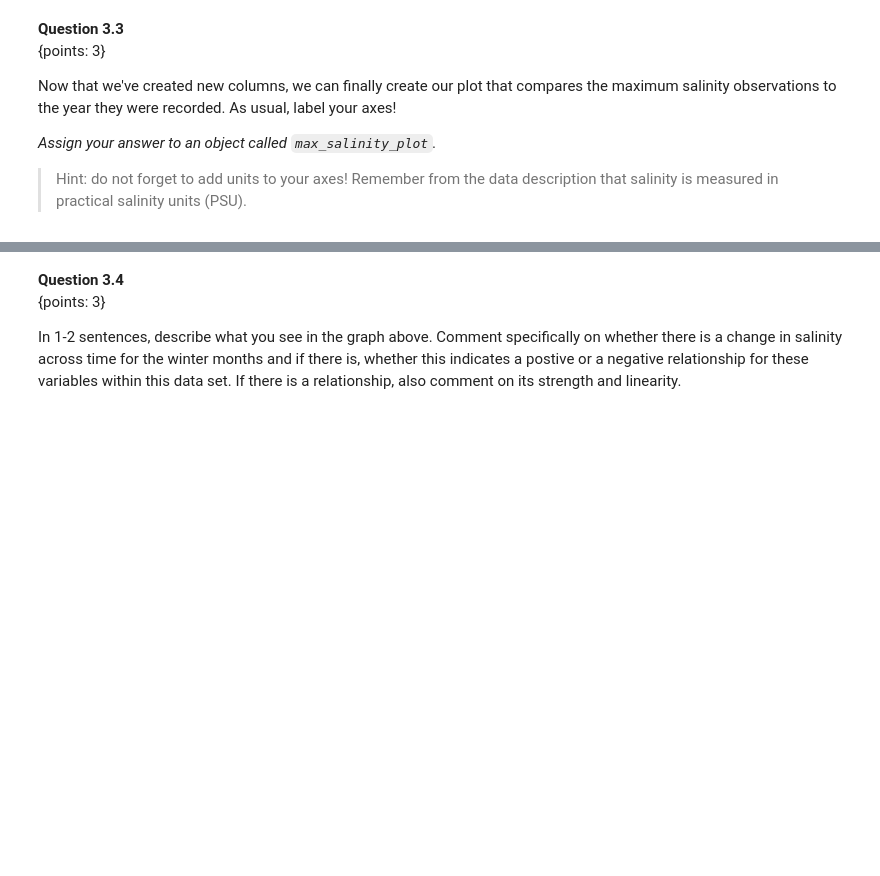
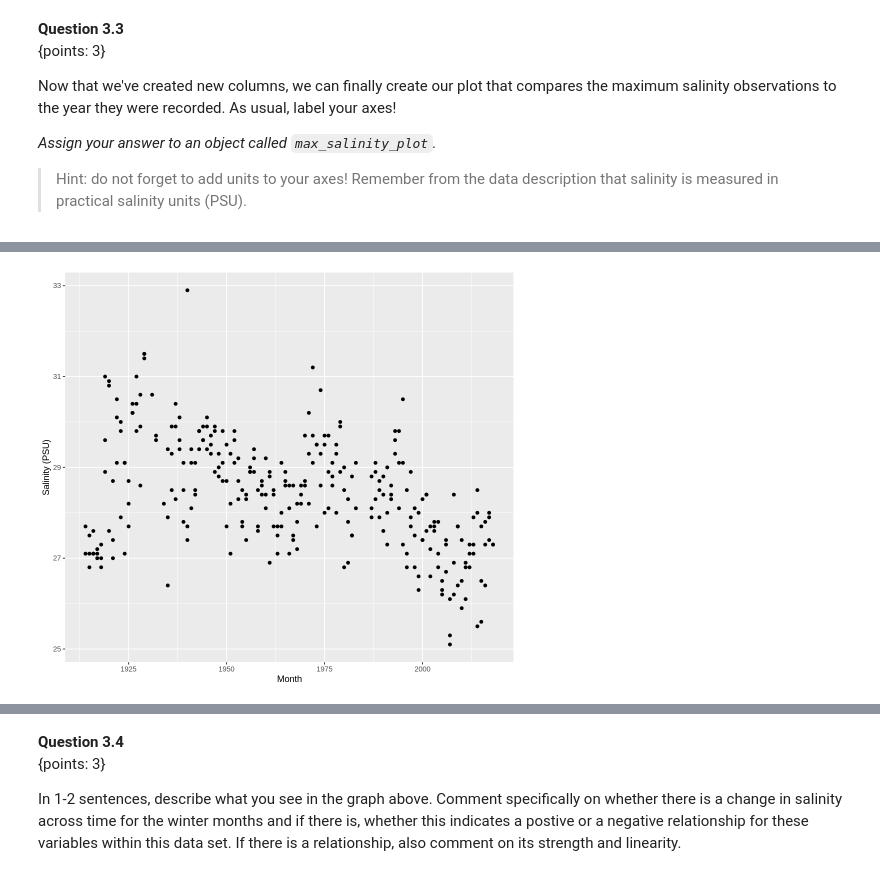
Before and after one commit to kx-chen/dsci, a Jupyter notebook: materials/tutorial_03/tutorial_03.ipynb, the cells around one changed output, grey strips where cells are left out. Saved outputs shown, nothing was run; the diff lists cells and outputs as text; code cells hidden in the pictures; blank space fills up the shorter version.

```diff
--- a/materials/tutorial_03/tutorial_03.ipynb
+++ b/materials/tutorial_03/tutorial_03.ipynb
@@ -305,0 +341,4 @@ sea_surface
+# %%
+# your code here
+sea_surface <- read_csv("data/max_salinity.csv")
+sea_surface
@@ -313,12 +381,12 @@ Given that `ggplot` prefers tidy data, we must tidy the data! Use the `pivot_lon
 
 *Assign your answer to an object called `max_salinity`.*
 # %%
-#... <- sea_surface %>%
-#    ...(...) %>%
-#    ...(cols = -Year,
-#                 names_to = '...',
-#                 values_to = '...')
+max_salinity <- sea_surface %>%
+   select(Dec, Jan, Feb, Year) %>%
+   pivot_longer(cols = -Year,
+                names_to = 'month',
+                values_to = 'salinity')
 
 # your code here
-fail() # No Answer - remove if you provide an answer
+# fail() # No Answer - remove if you provide an answer
 max_salinity
@@ -345,0 +423,10 @@ max_salinity_plot
+# %%
+# your code here
+max_salinity_plot <- max_salinity %>%
+    ggplot(aes(x = Year, y = salinity)) +
+        geom_point() +
+        xlab("Month") +
+        ylab("Salinity (PSU)")
+#         scale_x_log10()
+max_salinity_plot
+# %% [output]
@@ -346,3 +435,4 @@ max_salinity_plot
+[figure, added]
 # %%
 # check that plot has the correct name
 test_that('scatter plot should be named max_salinity_plot', {
```
Also changed, not shown: parts of 40 cells of this notebook.
